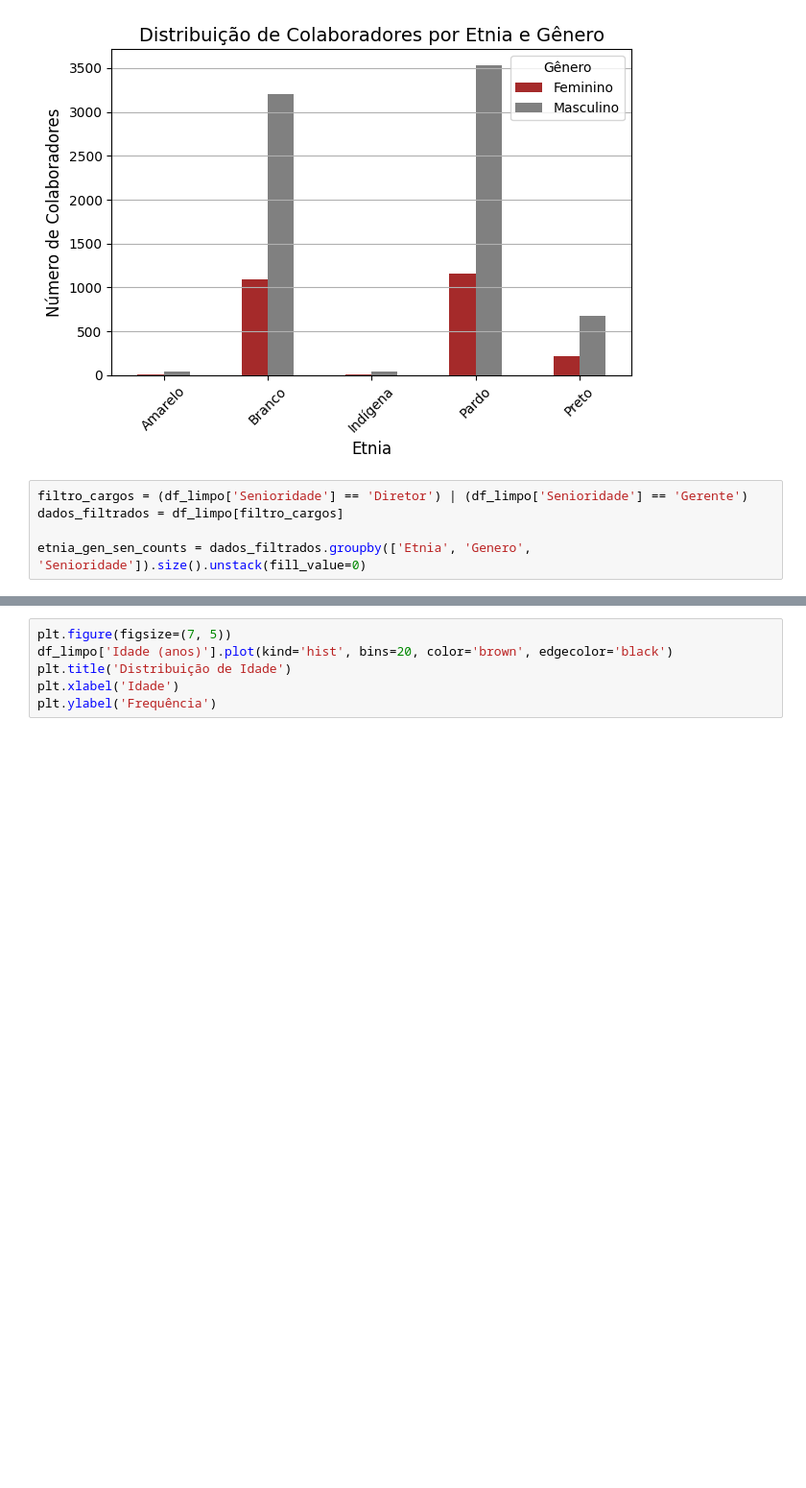
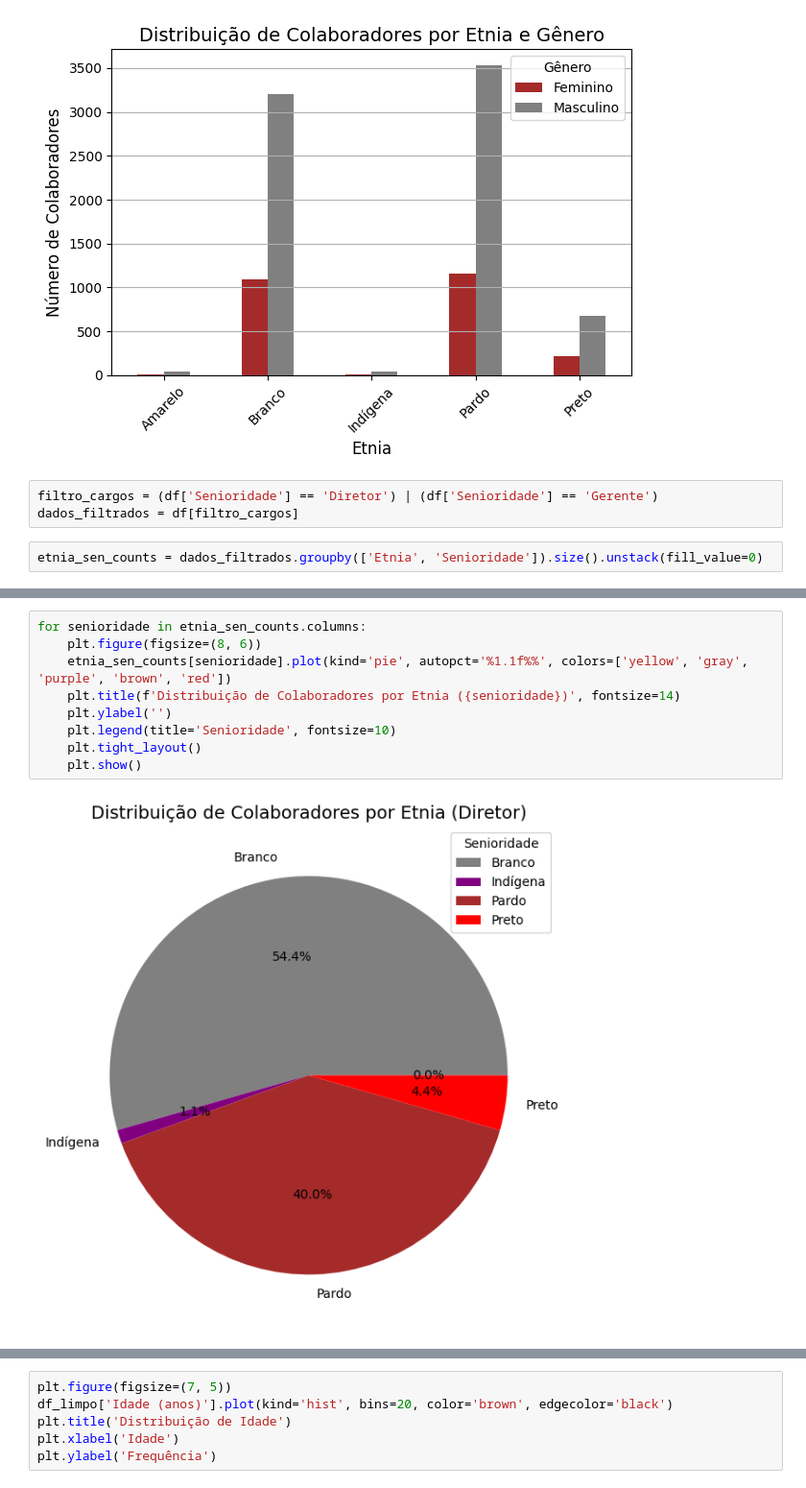
Before and after one commit to Ada-Empregabilidade/adahack-2024-dados, a Jupyter notebook: Entregas/DD-08/codigo.ipynb, the cells around one changed output, grey strips where cells are left out. Shown at 96% size. Drawn from its saved outputs; the diff is of its cells as text; blank space fills up the shorter version.

```diff
--- a/Entregas/DD-08/codigo.ipynb
+++ b/Entregas/DD-08/codigo.ipynb
@@ -603,8 +643,8 @@ plt.show()
 # %% [output]
 <Figure size 700x500 with 0 Axes>
 [figure]
+# %%
+filtro_cargos = (df['Senioridade'] == 'Diretor') | (df['Senioridade'] == 'Gerente')
+dados_filtrados = df[filtro_cargos]
 # %%
-filtro_cargos = (df_limpo['Senioridade'] == 'Diretor') | (df_limpo['Senioridade'] == 'Gerente')
-dados_filtrados = df_limpo[filtro_cargos]
-
-etnia_gen_sen_counts = dados_filtrados.groupby(['Etnia', 'Genero', 'Senioridade']).size().unstack(fill_value=0)
+etnia_sen_counts = dados_filtrados.groupby(['Etnia', 'Senioridade']).size().unstack(fill_value=0)
@@ -639,0 +651,11 @@ plt.show()
+# %%
+for senioridade in etnia_sen_counts.columns:
+    plt.figure(figsize=(8, 6))
+    etnia_sen_counts[senioridade].plot(kind='pie', autopct='%1.1f%%', colors=['yellow', 'gray', 'purple', 'brown', 'red'])
+    plt.title(f'Distribuição de Colaboradores por Etnia ({senioridade})', fontsize=14)
+    plt.ylabel('')
+    plt.legend(title='Senioridade', fontsize=10)
+    plt.tight_layout()
+    plt.show()
+# %% [output]
+[figure, added]
```
Also changed, not shown: parts of 10 cells of this notebook, 1 other file.
